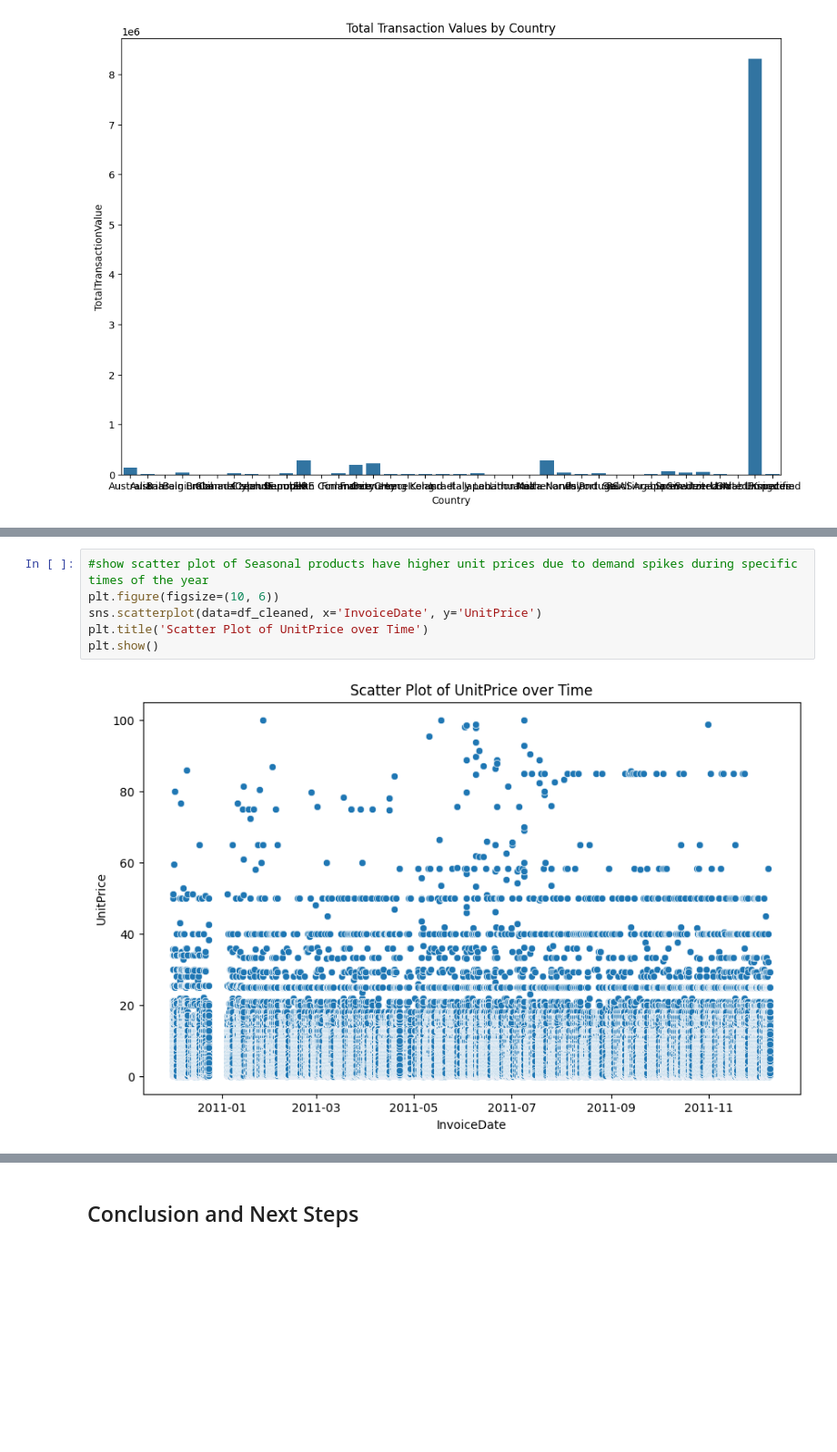
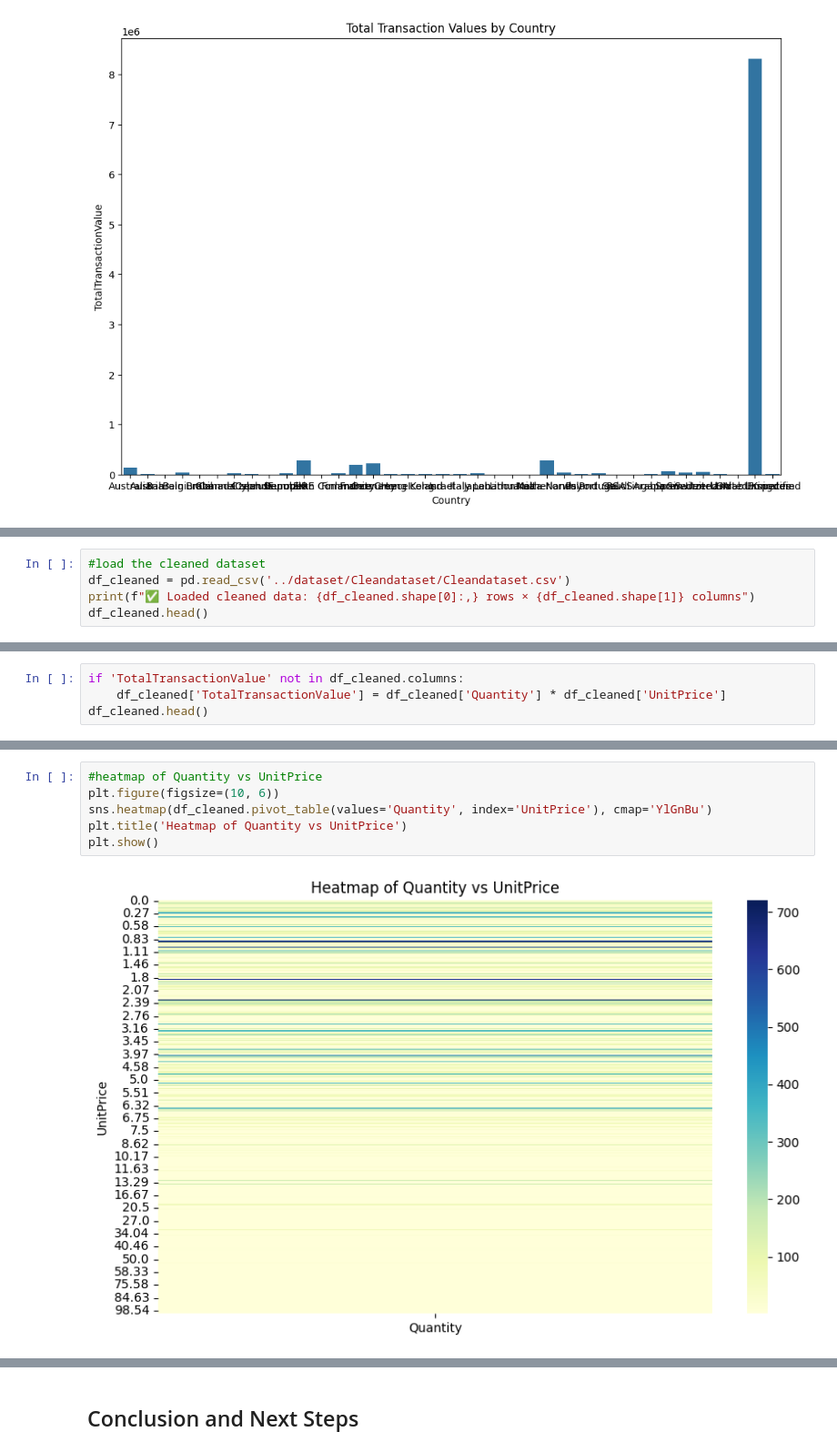
Before and after one commit to lehaanwar/OnlineRetailTransactionsDataset, a Jupyter notebook: jupyter_notebooks/Notebook_Template.ipynb, the cells around one changed output, grey strips where cells are left out. Shown at 91% size. Saved outputs shown, nothing was run; the diff lists cells and outputs as text; blank space fills up the shorter version.

```diff
--- a/jupyter_notebooks/Notebook_Template.ipynb
+++ b/jupyter_notebooks/Notebook_Template.ipynb
@@ -552,0 +564,5 @@ plt.show()
+# %%
+#load the cleaned dataset
+df_cleaned = pd.read_csv('../dataset/Cleandataset/Cleandataset.csv')
+print(f"✅ Loaded cleaned data: {df_cleaned.shape[0]:,} rows × {df_cleaned.shape[1]} columns")
+df_cleaned.head()
@@ -552,0 +616,4 @@ plt.show()
+# %%
+if 'TotalTransactionValue' not in df_cleaned.columns:
+    df_cleaned['TotalTransactionValue'] = df_cleaned['Quantity'] * df_cleaned['UnitPrice']
+df_cleaned.head()
@@ -569,8 +665,8 @@ plt.show()
-# %%
-#show scatter plot of Seasonal products have higher unit prices due to demand spikes during specific times of the year
-plt.figure(figsize=(10, 6))
-sns.scatterplot(data=df_cleaned, x='InvoiceDate', y='UnitPrice')
-plt.title('Scatter Plot of UnitPrice over Time')
-plt.show()
-# %% [output]
-[figure, removed]
+# %%
+#heatmap of Quantity vs UnitPrice
+plt.figure(figsize=(10, 6))
+sns.heatmap(df_cleaned.pivot_table(values='Quantity', index='UnitPrice'), cmap='YlGnBu')
+plt.title('Heatmap of Quantity vs UnitPrice')
+plt.show()
+# %% [output]
+[figure, added]
```
Also changed, not shown: parts of 43 cells of this notebook, 2 other files.
